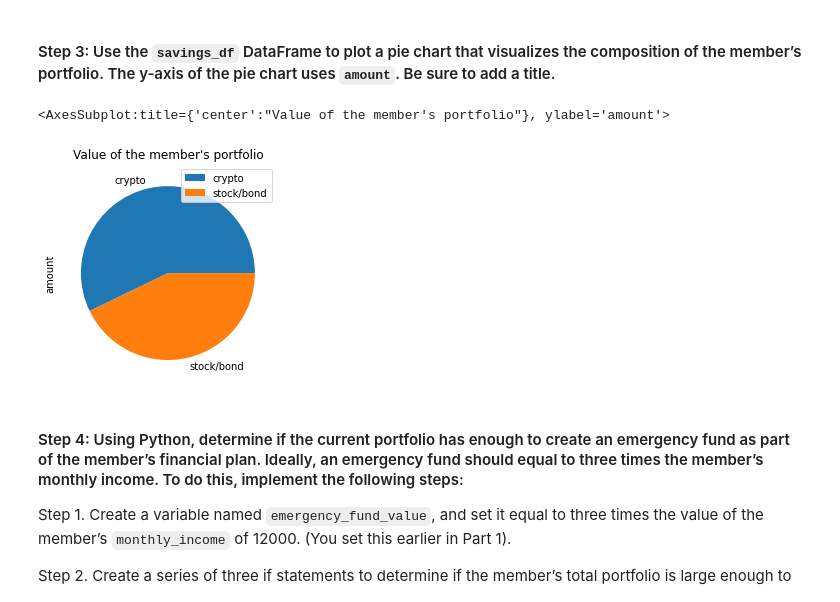
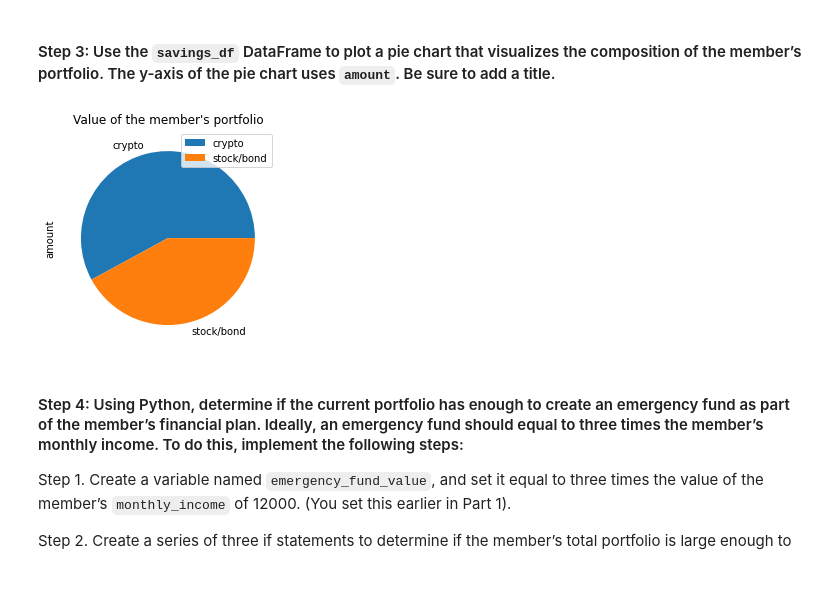
Before and after one commit to nestor39/financial_retirement_planning, a Jupyter notebook: financial_planning_tools.ipynb, the cells around one changed output. Drawn from its saved outputs; the diff is of its cells as text; code cells hidden in the pictures.

```diff
--- a/financial_planning_tools.ipynb
+++ b/financial_planning_tools.ipynb
@@ -382,10 +382,9 @@ stock/bond  60689.50
 # %%
 # Plot the total value of the member's portfolio (crypto and stock/bond) in a pie chart
 # YOUR CODE HERE
-savings_df.plot.pie(y="amount", title="Value of the member's portfolio")
+savings_df.plot.pie(y="amount", title="Value of the member's portfolio").get_figure().savefig("Value of the member's portfolio", bbox_inches="tight")
 # %% [output]
-<AxesSubplot:title={'center':"Value of the member's portfolio"}, ylabel='amount'>
-[figure, old version]
+[figure, new version]
 # %% [markdown]
 #### Step 4: Using Python, determine if the current portfolio has enough to create an emergency fund as part of the member’s financial plan. Ideally, an emergency fund should equal to three times the member’s monthly income. To do this, implement the following steps:
 
```
Also changed, not shown: parts of 25 cells of this notebook, 5 other files.
